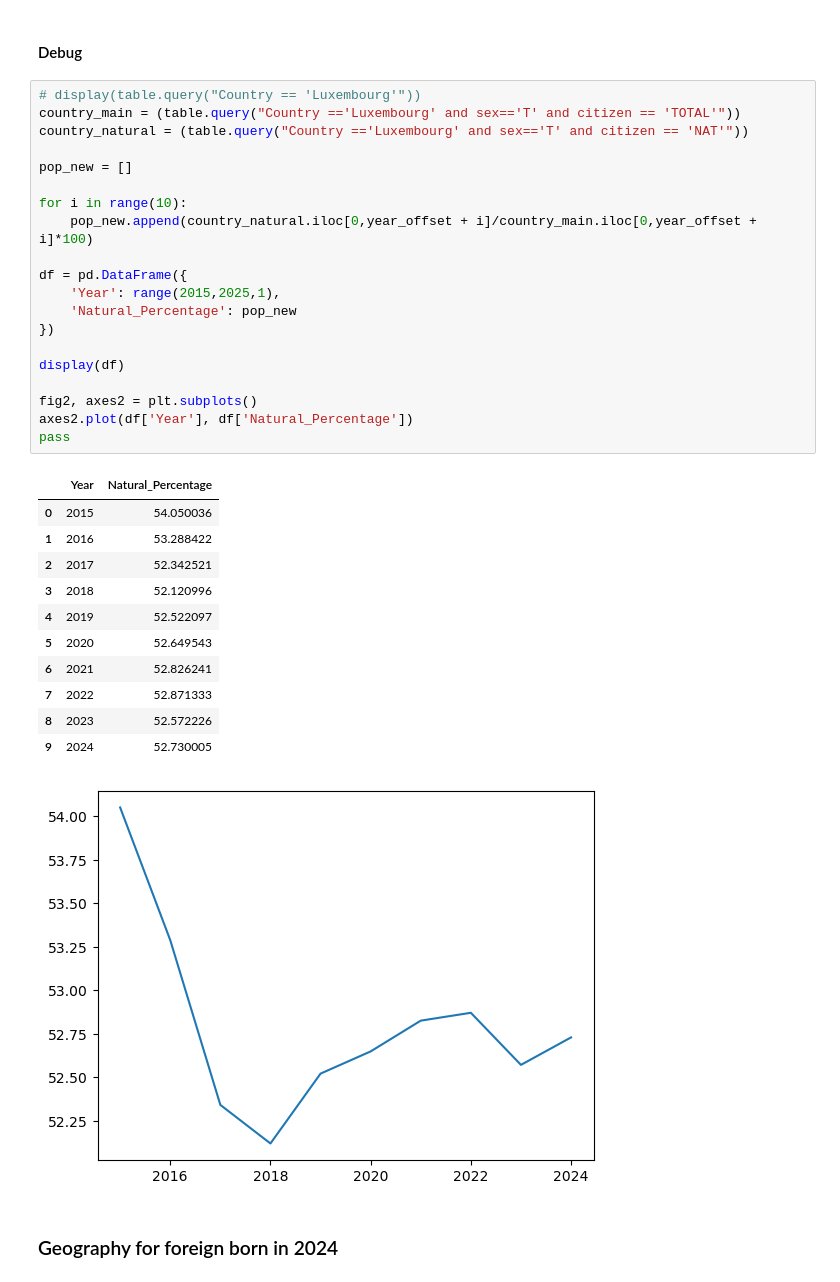
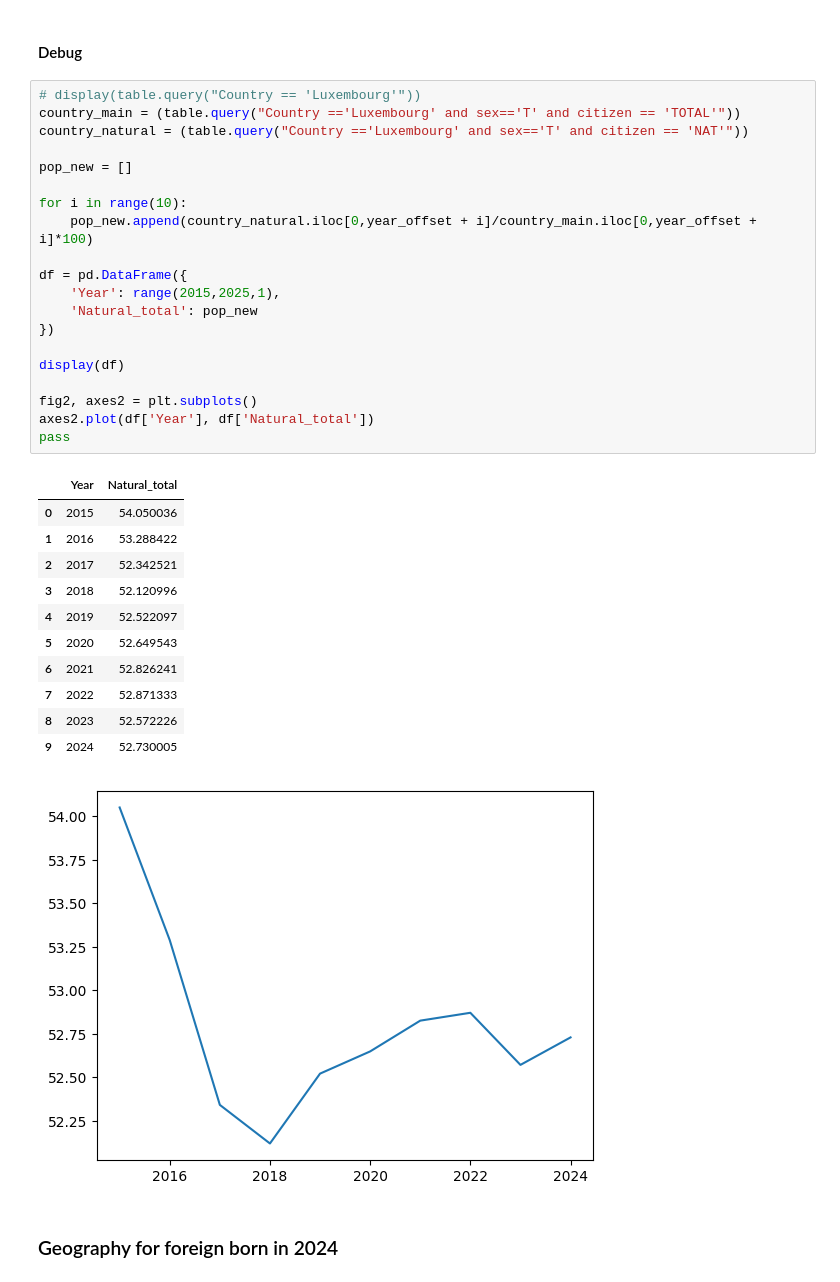
Before and after one commit to jatofi-official/migration-eu-analysis, a Jupyter notebook: Notebooks/mandatory_foreign_born.ipynb, the cells around one changed output. Saved outputs shown, nothing was run; the diff lists cells and outputs as text.

```diff
--- a/Notebooks/mandatory_foreign_born.ipynb
+++ b/Notebooks/mandatory_foreign_born.ipynb
@@ -84,25 +84,25 @@ def percent_natural_born(country):
 # %%
 # display(table.query("Country == 'Luxembourg'"))
 country_main = (table.query("Country =='Luxembourg' and sex=='T' and citizen == 'TOTAL'"))
 country_natural = (table.query("Country =='Luxembourg' and sex=='T' and citizen == 'NAT'"))
 
 pop_new = []
 
 for i in range(10):
     pop_new.append(country_natural.iloc[0,year_offset + i]/country_main.iloc[0,year_offset + i]*100)
 
 df = pd.DataFrame({
     'Year': range(2015,2025,1),
-    'Natural_Percentage': pop_new
+    'Natural_total': pop_new
 })
 
 display(df)
 
 fig2, axes2 = plt.subplots()
-axes2.plot(df['Year'], df['Natural_Percentage'])
+axes2.plot(df['Year'], df['Natural_total'])
 pass
 # %% [output]
-|  | Year | Natural_Percentage |
+|  | Year | Natural_total |
 | 0 | 2015 | 54.050036 |
 | 1 | 2016 | 53.288422 |
 | 2 | 2017 | 52.342521 |
```
Also changed, not shown: parts of 10 cells of this notebook, 5 other files.
